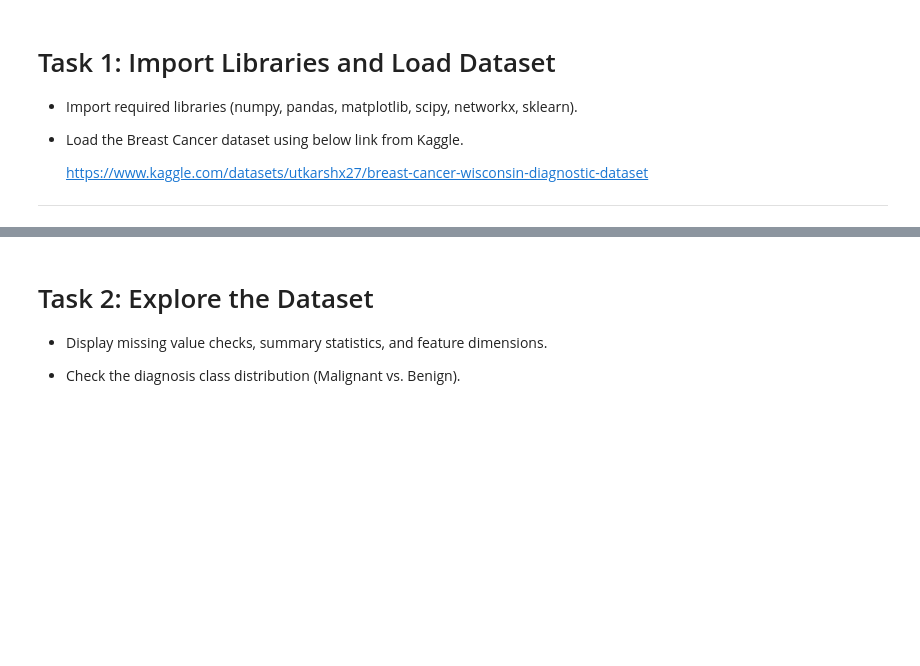
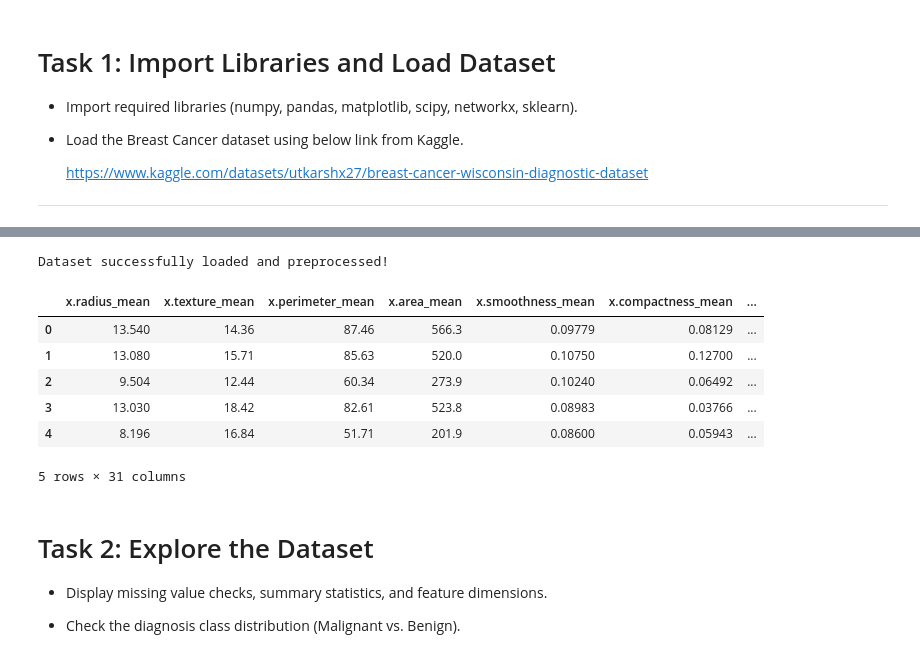
Before and after one commit to patkaryash/CSL701-CE36_Machine-Learning-Lab, a Jupyter notebook: Experiment/MLEXP8.ipynb, the cells around one changed output, grey strips where cells are left out. Drawn from its saved outputs; the diff is of its cells as text; code cells hidden in the pictures; blank space fills up the shorter version.

```diff
--- a/Experiment/MLEXP8.ipynb
+++ b/Experiment/MLEXP8.ipynb
@@ -80,3 +52,61 @@ Dataset successfully loaded!
+# %%
+import numpy as np
+import pandas as pd
+import matplotlib.pyplot as plt
+import seaborn as sns
+from sklearn.datasets import load_breast_cancer
+from sklearn.preprocessing import StandardScaler
+from sklearn.metrics import silhouette_score, adjusted_rand_score, normalized_mutual_info_score
+import scipy.spatial.distance as dist
+from scipy.sparse.csgraph import minimum_spanning_tree
+import networkx as nx
+
+# Load dataset from CSV
+df = pd.read_csv('/content/brca.csv')
+
+# Clean column names by stripping whitespace
+df.columns = df.columns.str.strip()
+
+# Identify the diagnosis column name
+diagnosis_col_name = None
+if 'diagnosis' in df.columns:
+    diagnosis_col_name = 'diagnosis'
+elif 'x.diagnosis' in df.columns:
+    diagnosis_col_name = 'x.diagnosis'
+elif 'y' in df.columns: # Check for 'y' as diagnosis column
+    diagnosis_col_name = 'y'
+
+# Drop 'id' column if it exists and 'Unnamed: 32' column
+# 'Unnamed: 0' is often the ID column in CSVs saved with index
+if 'id' in df.columns:
+    df = df.drop(columns=['id'])
+if 'Unnamed: 0' in df.columns:
+    df = df.drop(columns=['Unnamed: 0'])
+if 'Unnamed: 32' in df.columns:
+    df = df.drop(columns=['Unnamed: 32'])
+
+# Map 'diagnosis' column from 'M'/'B' to 0/1 using the identified column name
+if diagnosis_col_name:
+    # Assuming 'y' column also contains 'M' and 'B' for Malignant and Benign
+    df[diagnosis_col_name] = df[diagnosis_col_name].map({'M': 0, 'B': 1})  # 0 for Malignant, 1 for Benign
+    # Rename the column to just 'diagnosis' for consistency in subsequent steps
+    df = df.rename(columns={diagnosis_col_name: 'diagnosis'})
+else:
+    print("Error: Could not find 'diagnosis', 'x.diagnosis', or 'y' column in the dataset. Available columns:", df.columns.tolist())
+    # Raising an error to halt execution if the critical column is missing.
+    raise KeyError("Diagnosis column not found.")
+
+print("Dataset successfully loaded and preprocessed!")
+display(df.head())
+# %% [output]
+Dataset successfully loaded and preprocessed!
+|  | x.radius_mean | x.texture_mean | x.perimeter_mean | x.area_mean | x.smoothness_mean | x.compactness_mean | ... |
+| 0 | 13.540 | 14.36 | 87.46 | 566.3 | 0.09779 | 0.08129 | ... |
+| 1 | 13.080 | 15.71 | 85.63 | 520.0 | 0.10750 | 0.12700 | ... |
+| 2 | 9.504 | 12.44 | 60.34 | 273.9 | 0.10240 | 0.06492 | ... |
+| 3 | 13.030 | 18.42 | 82.61 | 523.8 | 0.08983 | 0.03766 | ... |
+| 4 | 8.196 | 16.84 | 51.71 | 201.9 | 0.08600 | 0.05943 | ... |
+5 rows × 31 columns
 # %% [markdown]
 # Task 2: Explore the Dataset
 
```
Also changed, not shown: parts of 1 cell of this notebook.
